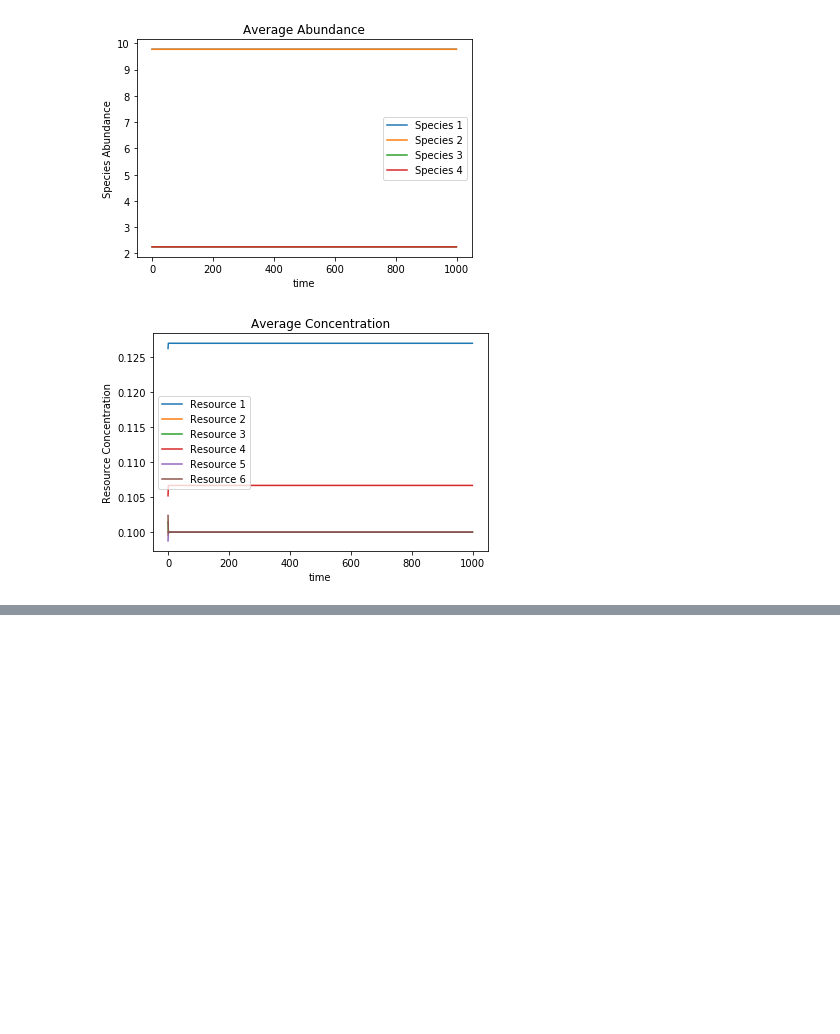
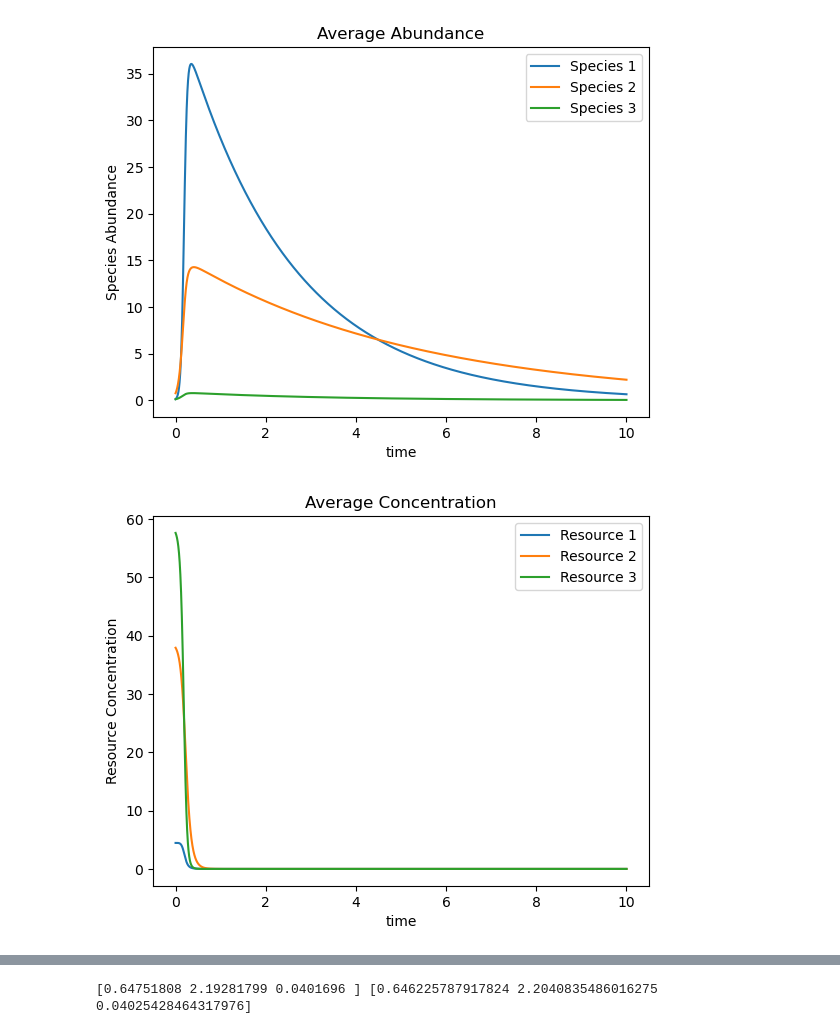
Before and after one commit to stevenredford/Spatial_structure_biofilms, a Jupyter notebook: Linear Stability Analysis/Random_matrix_MiCRM.ipynb, the cells around one changed output, grey strips where cells are left out. Drawn from its saved outputs; the diff is of its cells as text; code cells hidden in the pictures; blank space fills up the shorter version.

Commit message:
updated random matrix for streamlining

```diff
--- a/Linear Stability Analysis/Random_matrix_MiCRM.ipynb
+++ b/Linear Stability Analysis/Random_matrix_MiCRM.ipynb
@@ -408,14 +259,10 @@ t = np.linspace(0, t_final, nt)
-# %%
-#convert between ODE and PDE function variables
-S = n_strains
-M = n_resources
-D_i_alpha_beta = CF_array
-c_i_alpha = c
-rho = r
-D_N = D
-D_R = H
-kappa = k
 # %%
+#PDE properties
+L = 10  # Spatial domain length
+dx = 0.1
+nx = int(L/dx)  # Number of spatial points
+x = np.linspace(0, L, nx)  # Spatial grid
+
 #initial conditions
 mag = 0.01
 
@@ -423,8 +270,10 @@ N_init = np.zeros((S, nx))  # Both species at uniform density Nss
 R_init = np.zeros((M, nx))
 
 for xx in range(nx):
-    for ss in range(n_strains):
-        N_init[ss,xx] = Nss[ss] + mag*np.random.normal()
+    for ss in range(S):
+        N_init[ss,xx] = N_0*N_ratios[ss] + mag*np.random.normal()
 
-    for rr in range(n_resources):
-        R_init[rr,xx] = Rss[rr] + mag*np.random.normal()
+    for rr in range(M):
+        R_init[rr,xx] = R_0*R_ratios[rr] + mag*np.random.normal()
+
+initial_state = flatten_state(N_init, R_init)
@@ -516,22 +280,25 @@ solution = odeint(pde_system, initial_state, t)
+# %%
+pde_solution = odeint(pde_system, initial_state, t)
 # %%
 # Extract solutions at different time points
 N_solutions = []
 R_solutions = []
 tm = []
 
-stride = 1000
+stride = 1
 
 for i in range(int(len(t)/stride)):
 
     time = t[i*stride]
     tm.append(time)
 
-    N, R = unflatten_state_end(solution[i*stride],S,M,nx)
+    N, R = unflatten_state_end(pde_solution[i*stride],S,M,nx)
     N_solutions.append(N.copy())
     R_solutions.append(R.copy())
 
+
 # Convert to numpy arrays for easier indexing
-N_solutions = np.array(N_solutions)
+N_solutions = np.array(N_solutions,dtype="object")
 R_solutions = np.array(R_solutions)
 # %%
 # Plot initial and final states
@@ -582,33 +352,33 @@ colors = ['k','r']
 for i in range(S):
     plt.plot(tm, np.mean(N_solutions[:, i],axis = -1), label=f'Species {i+1}')
 plt.title('Average Abundance')
 plt.xlabel('time')
 plt.ylabel('Species Abundance')
 plt.legend()
 plt.show()
 
-stride = 1000
+stride = 1
 for i in range(M):
     plt.plot(tm, np.mean(R_solutions[:, i],axis = -1), label=f'Resource {i+1}')
 plt.title('Average Concentration')
 plt.xlabel('time')
 plt.ylabel('Resource Concentration')
 plt.legend()
 plt.show()
 
 #total biomass
 plt.plot(tm, np.sum(N_solutions, axis=(1, 2)))
 plt.title('Total Biomass')
 plt.xlabel('time')
 plt.ylabel('Total Biomass')
 plt.show()
 
 #total resource
 plt.plot(tm, np.sum(R_solutions, axis=(1, 2)))
 plt.title('Total Resource')
 plt.xlabel('time')
 plt.ylabel('Total Resource')
 plt.show()
 # %% [output]
-[figure, old version]
+[figure, new version]
-[figure, old version]
+[figure, new version]
@@ -616,0 +387,4 @@ plt.show()
+# %%
+print(ODE_final,PDE_final)
+# %% [output]
+[0.64751808 2.19281799 0.0401696 ] [0.646225787917824 2.2040835486016275 0.04025428464317976]
```
Also changed, not shown: parts of 22 cells of this notebook, 1 other file.
